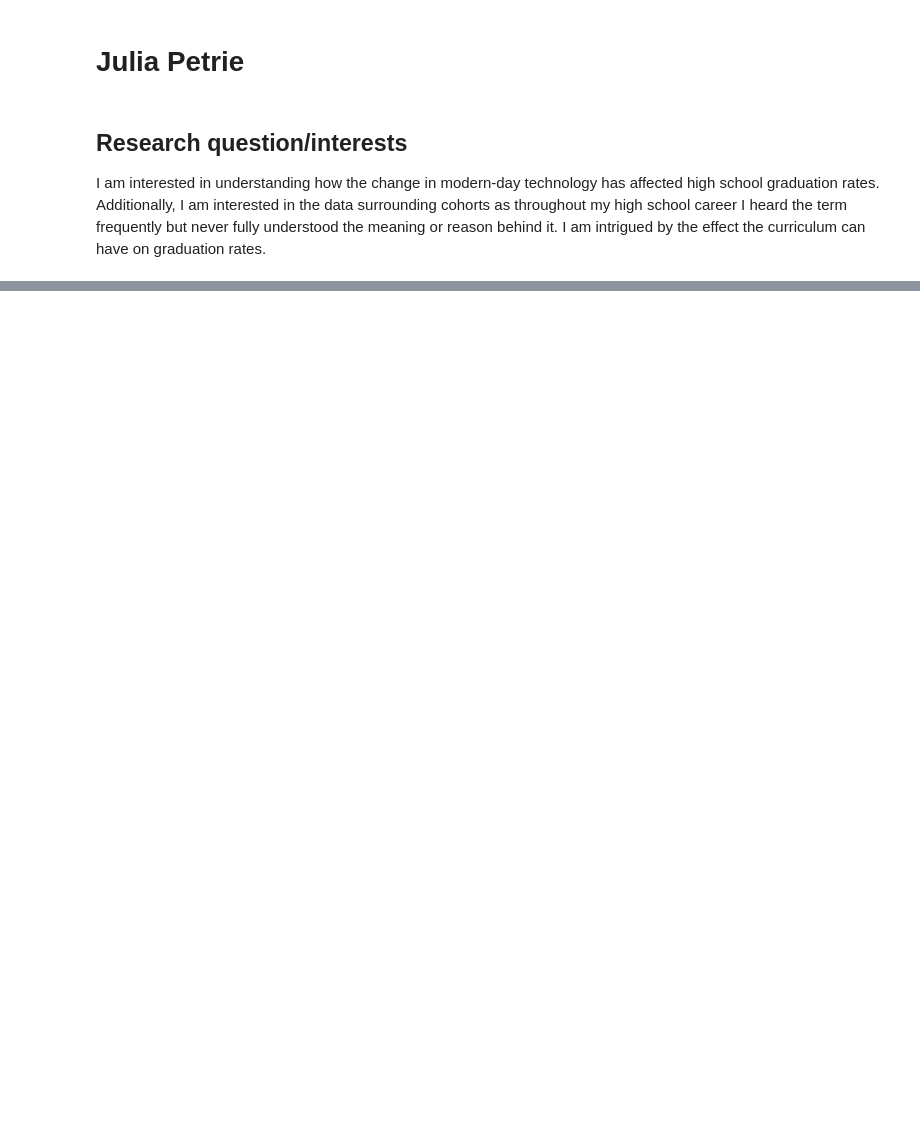
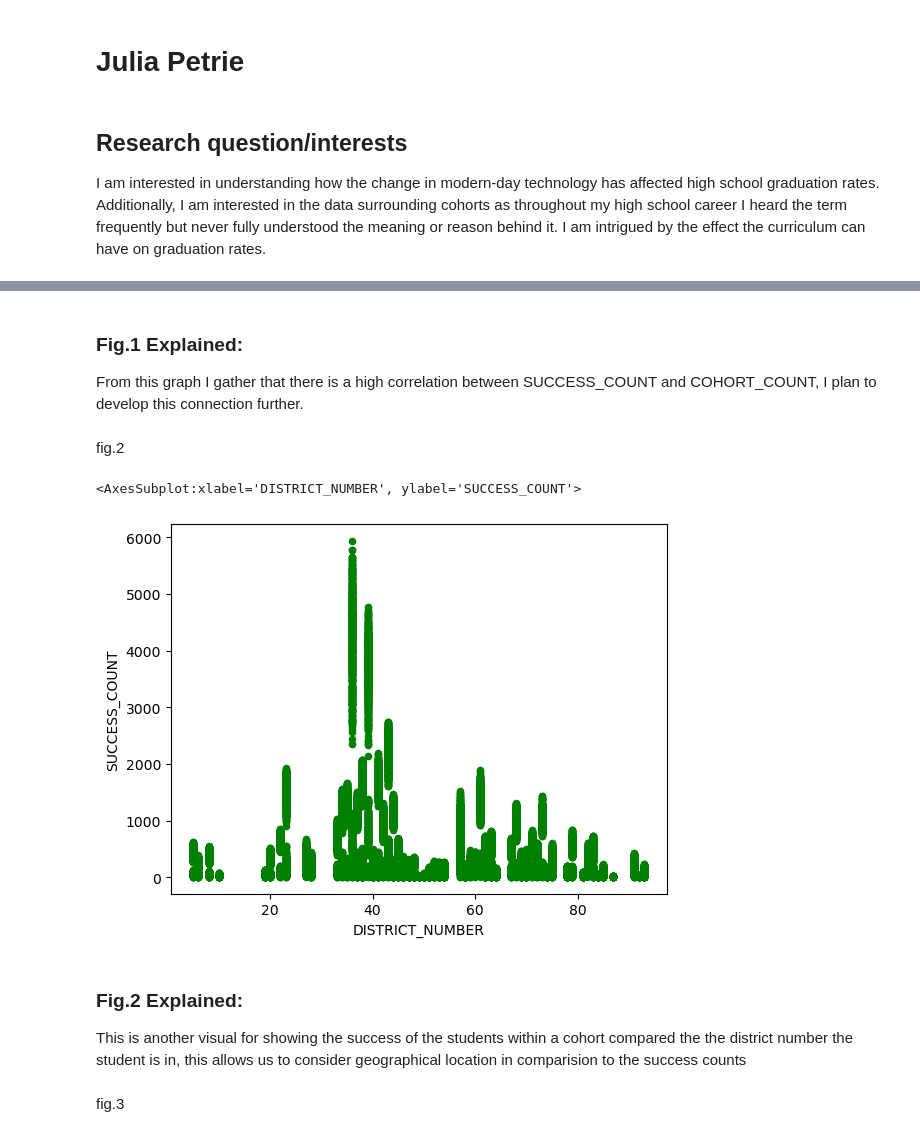
Before and after one commit to ubco-W2022T1-cosc301/project-group19, a Jupyter notebook: notebooks/analysis3.ipynb, the cells around one changed output, grey strips where cells are left out. Cells and saved outputs as stored; diff of their text form; code cells hidden in the pictures; blank space fills up the shorter version.

```diff
--- a/notebooks/analysis3.ipynb
+++ b/notebooks/analysis3.ipynb
@@ -114,0 +174,16 @@ g = sns.pairplot(df)
+# %% [markdown]
+### Fig.1 Explained:
+
+From this graph I gather that there is a high correlation between SUCCESS_COUNT and COHORT_COUNT, I plan to develop this connection further.
+# %% [markdown]
+fig.2
+# %%
+cdf.plot(kind='scatter', x='DISTRICT_NUMBER', y='SUCCESS_COUNT', color="green")
+# %% [output]
+<AxesSubplot:xlabel='DISTRICT_NUMBER', ylabel='SUCCESS_COUNT'>
+[figure, added]
+# %% [markdown]
+### Fig.2 Explained:
+This is another visual for showing the success of the students within a cohort compared the the district number the student is in, this allows us to consider geographical location in comparision to the success counts
+# %% [markdown]
+fig.3
```
Also changed, not shown: parts of 47 cells of this notebook.
